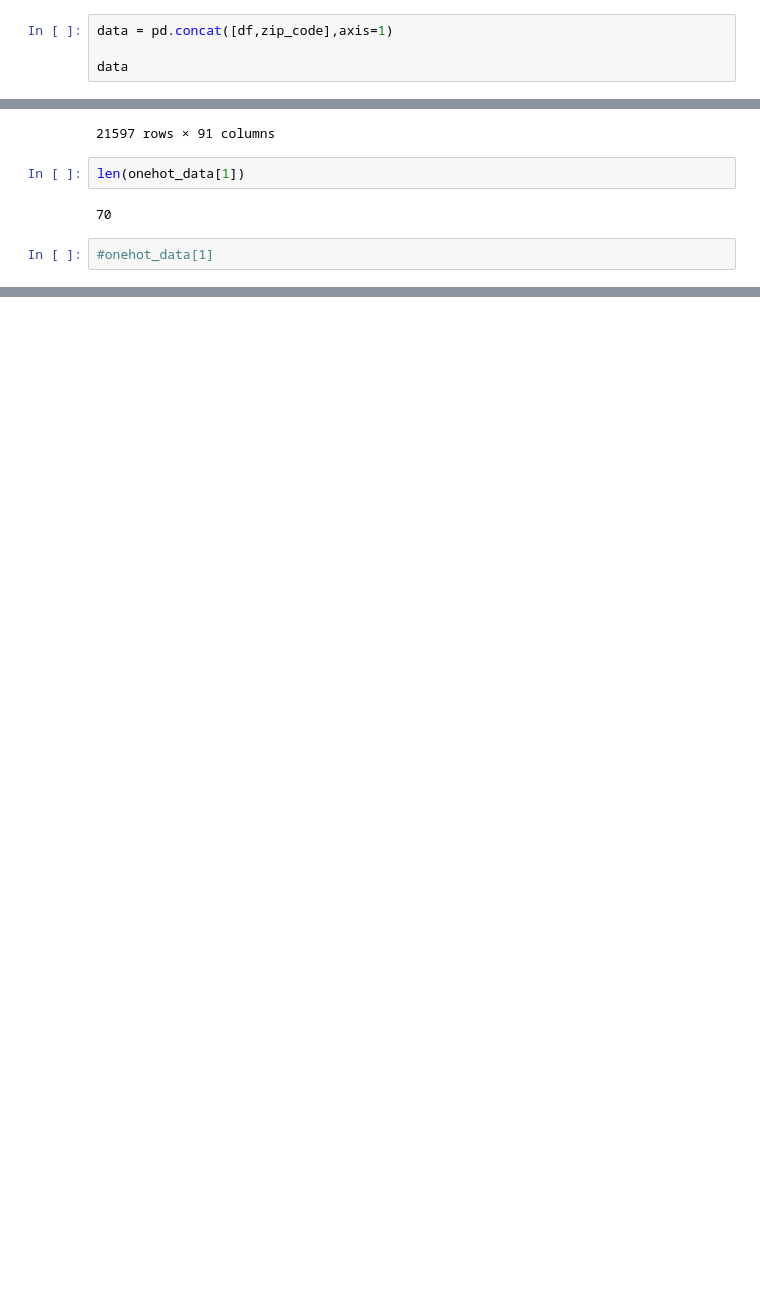
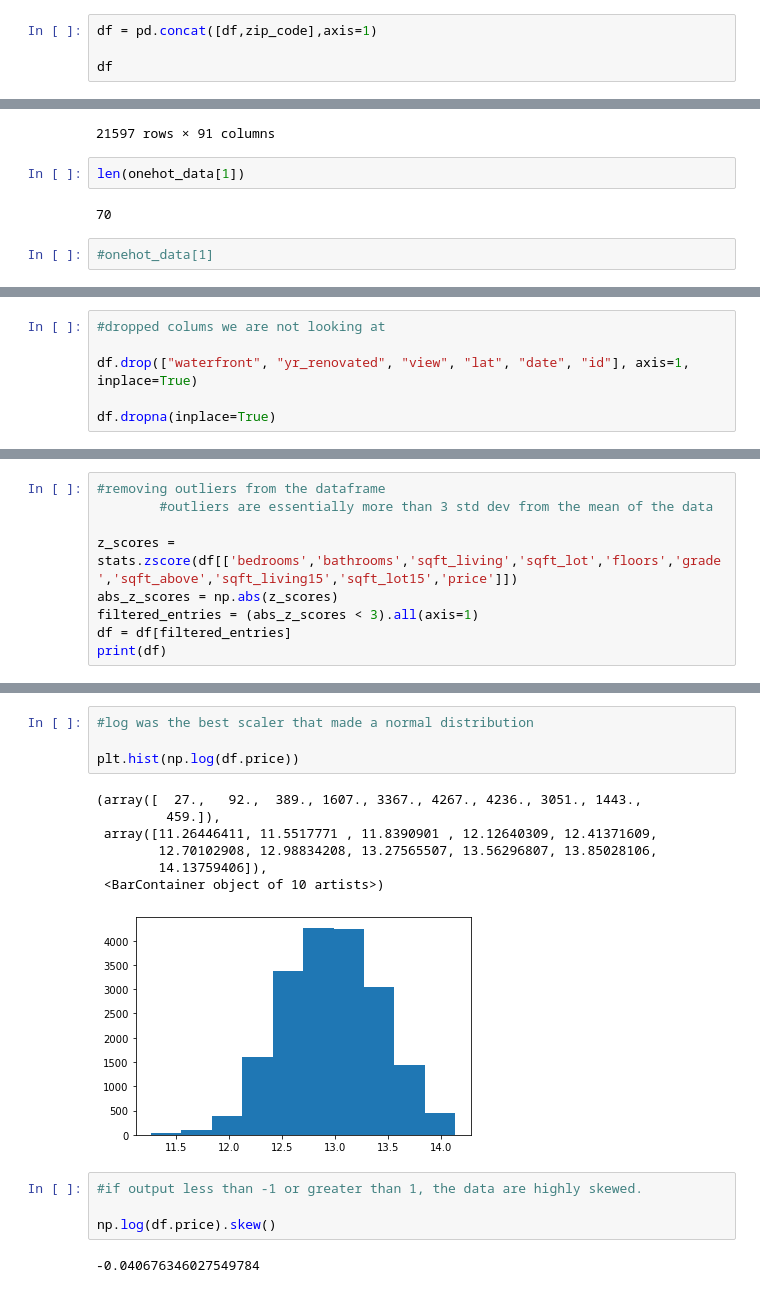
Before and after one commit to willcline613/bsc-phase-two-project, a Jupyter notebook: notebooks/exploratory/dorothy/dorothy_2.ipynb, the cells around one changed output, grey strips where cells are left out. Saved outputs shown, nothing was run; the diff lists cells and outputs as text; blank space fills up the shorter version.

```diff
--- a/notebooks/exploratory/dorothy/dorothy_2.ipynb
+++ b/notebooks/exploratory/dorothy/dorothy_2.ipynb
@@ -260,9 +262,9 @@ Categorical data encoded into integer values....
  [0. 0. 0. ... 0. 0. 0.]
  [0. 0. 0. ... 0. 0. 0.]]
 # %%
-data = pd.concat([df,zip_code],axis=1)
+df = pd.concat([df,zip_code],axis=1)
 
-data
+df
 # %% [output]
 |  | id | date | price | bedrooms | bathrooms | sqft_living | sqft_lot | floors | waterfront | view | ... |
 | 0 | 7129300520 | 10/13/2014 | 221900.0 | 3.0 | 1.00 | 1180.0 | 5650.0 | 1.0 | NaN | 0.0 | ... |
@@ -285,0 +306,6 @@ len(onehot_data[1])
+# %%
+#dropped colums we are not looking at
+
+df.drop(["waterfront", "yr_renovated", "view", "lat", "date", "id"], axis=1, inplace=True)
+
+df.dropna(inplace=True)
@@ -285,0 +370,9 @@ len(onehot_data[1])
+# %%
+#removing outliers from the dataframe
+        #outliers are essentially more than 3 std dev from the mean of the data
+
+z_scores = stats.zscore(df[['bedrooms','bathrooms','sqft_living','sqft_lot','floors','grade','sqft_above','sqft_living15','sqft_lot15','price']])
+abs_z_scores = np.abs(z_scores)
+filtered_entries = (abs_z_scores < 3).all(axis=1)
+df = df[filtered_entries]
+print(df)
@@ -285,0 +413,18 @@ len(onehot_data[1])
+# %%
+#log was the best scaler that made a normal distribution
+
+plt.hist(np.log(df.price))
+# %% [output]
+(array([  27.,   92.,  389., 1607., 3367., 4267., 4236., 3051., 1443.,
+         459.]),
+ array([11.26446411, 11.5517771 , 11.8390901 , 12.12640309, 12.41371609,
+        12.70102908, 12.98834208, 13.27565507, 13.56296807, 13.85028106,
+        14.13759406]),
+ <BarContainer object of 10 artists>)
+[figure, added]
+# %%
+#if output less than -1 or greater than 1, the data are highly skewed.
+
+np.log(df.price).skew()
+# %% [output]
+-0.040676346027549784
```
Also changed, not shown: parts of 19 cells of this notebook.
